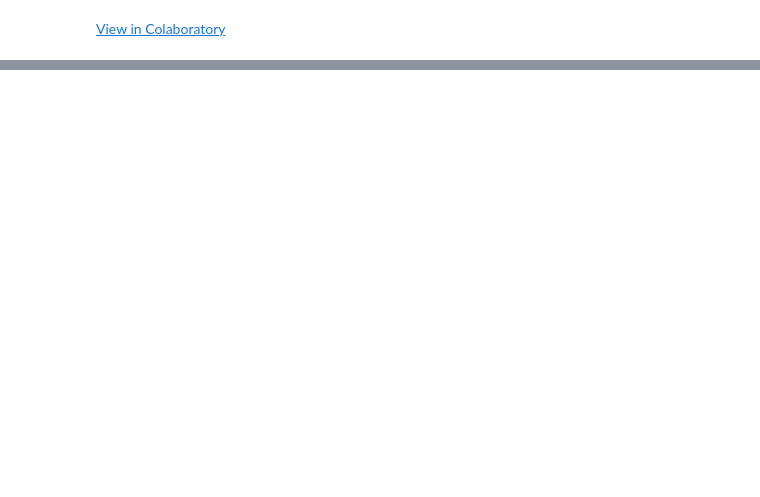
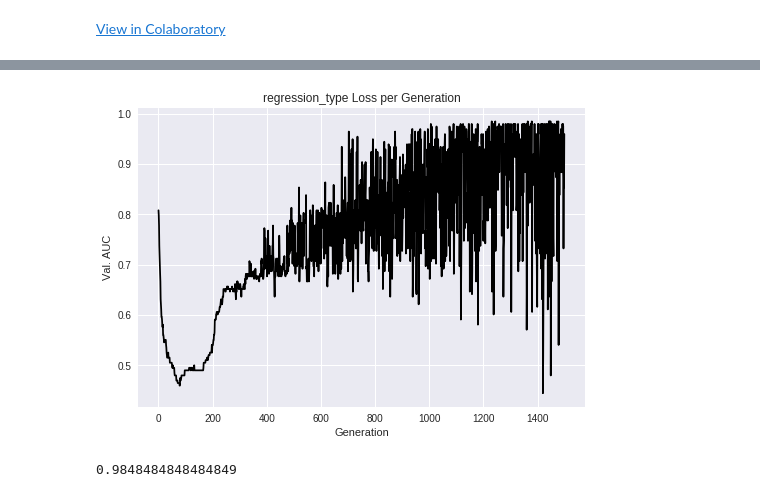
Before and after one commit to asonabend/Phenotype_prediction, a Jupyter notebook: iterative_beta_and_theta.ipynb, the cells around one changed output, grey strips where cells are left out. Drawn from its saved outputs; the diff is of its cells as text; code cells hidden in the pictures; blank space fills up the shorter version.

```diff
--- a/iterative_beta_and_theta.ipynb
+++ b/iterative_beta_and_theta.ipynb
@@ -343,0 +439,10 @@ for lamb_th in lambda_thetas:
+# %%
+plt.plot(results2['lamb_th1.0lamb_be5.0']['results']['valAUC'], 'k-')
+plt.title('regression_type' + ' Loss per Generation')
+plt.xlabel('Generation')
+plt.ylabel('Val. AUC')
+plt.show()
+np.max(results2['lamb_th1.0lamb_be5.0']['results']['valAUC'])
+# %% [output]
+[figure, added]
+0.9848484848484849
```
Also changed, not shown: parts of 10 cells of this notebook.
